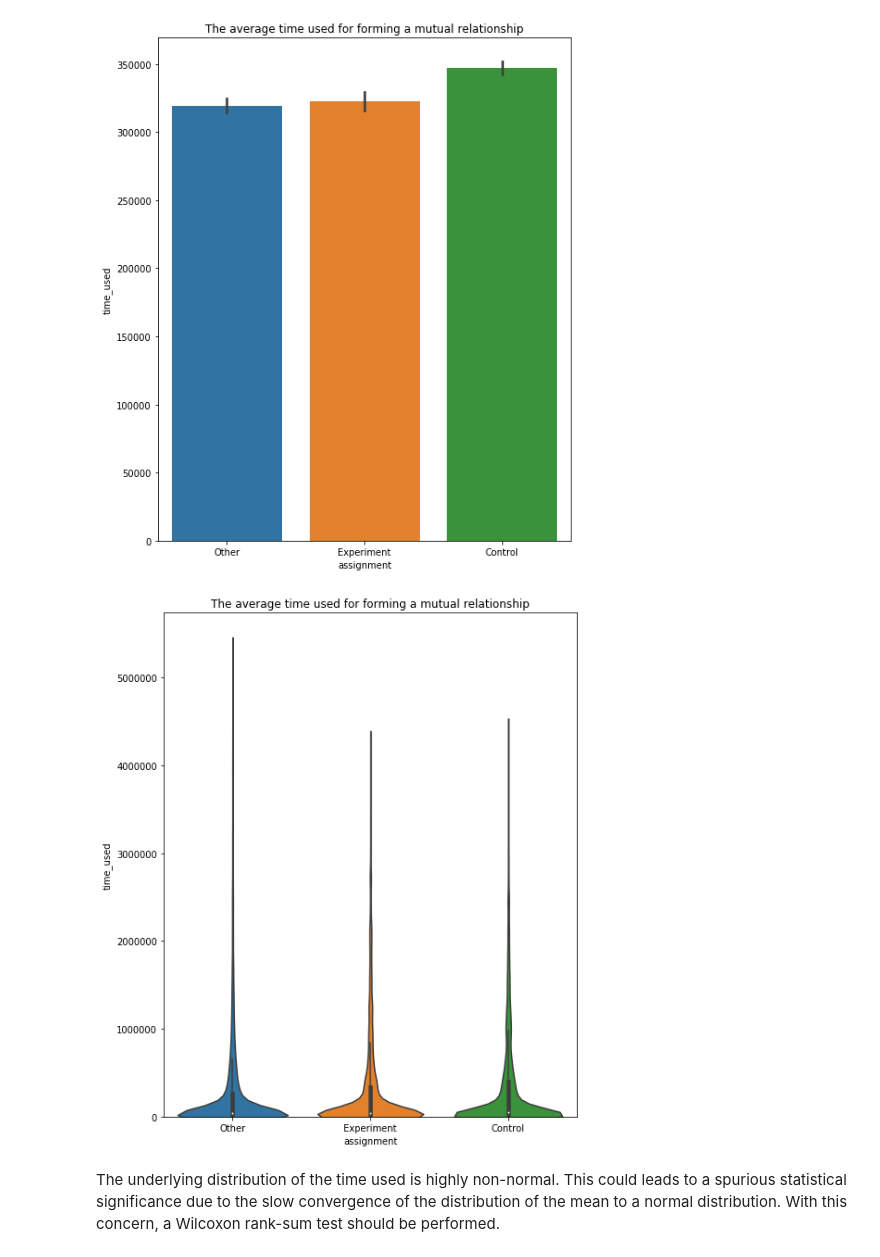
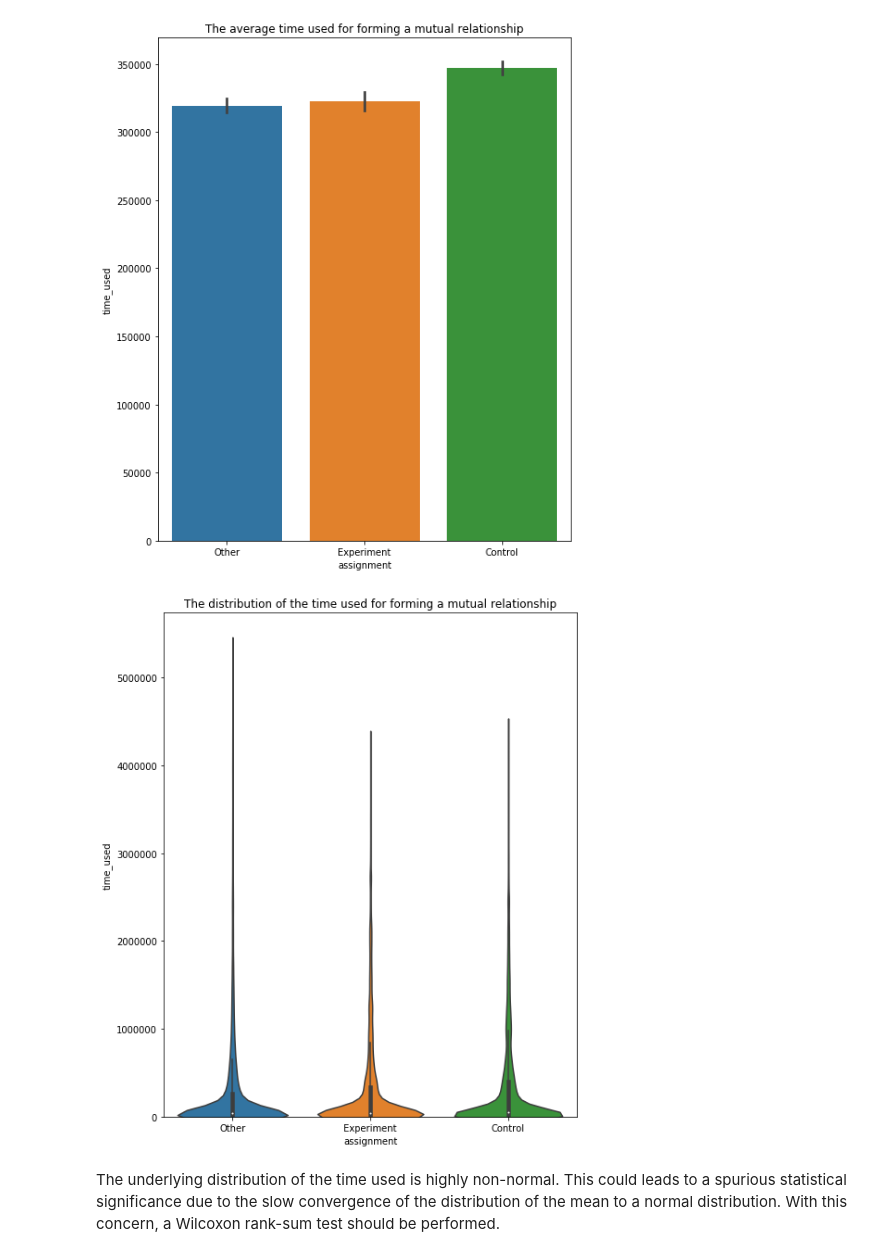
Before and after one commit to edwardcooper/ABtests, a Jupyter notebook: AB_tests.ipynb, the cells around one changed output. Drawn from its saved outputs; the diff is of its cells as text; code cells hidden in the pictures.

```diff
--- a/AB_tests.ipynb
+++ b/AB_tests.ipynb
@@ -197,10 +198,10 @@ plt.ylim(0)
 # %%
 plt.figure(figsize = (8,10))
 sns.violinplot(x = "assignment", y= "time_used" , data = analytics);
-plt.title("The average time used for forming a mutual relationship");
+plt.title("The distribution of the time used for forming a mutual relationship");
 plt.ylim(0);
 # %% [output]
-[figure, old version]
+[figure, new version]
 # %% [markdown]
 The underlying distribution of the time used is highly non-normal. This could leads to a spurious statistical significance due to the slow convergence of the distribution of the mean to a normal distribution. With this concern, a Wilcoxon rank-sum test should be performed.
 # %% [markdown]
```
Also changed, not shown: parts of 6 cells of this notebook, 2 other files.
